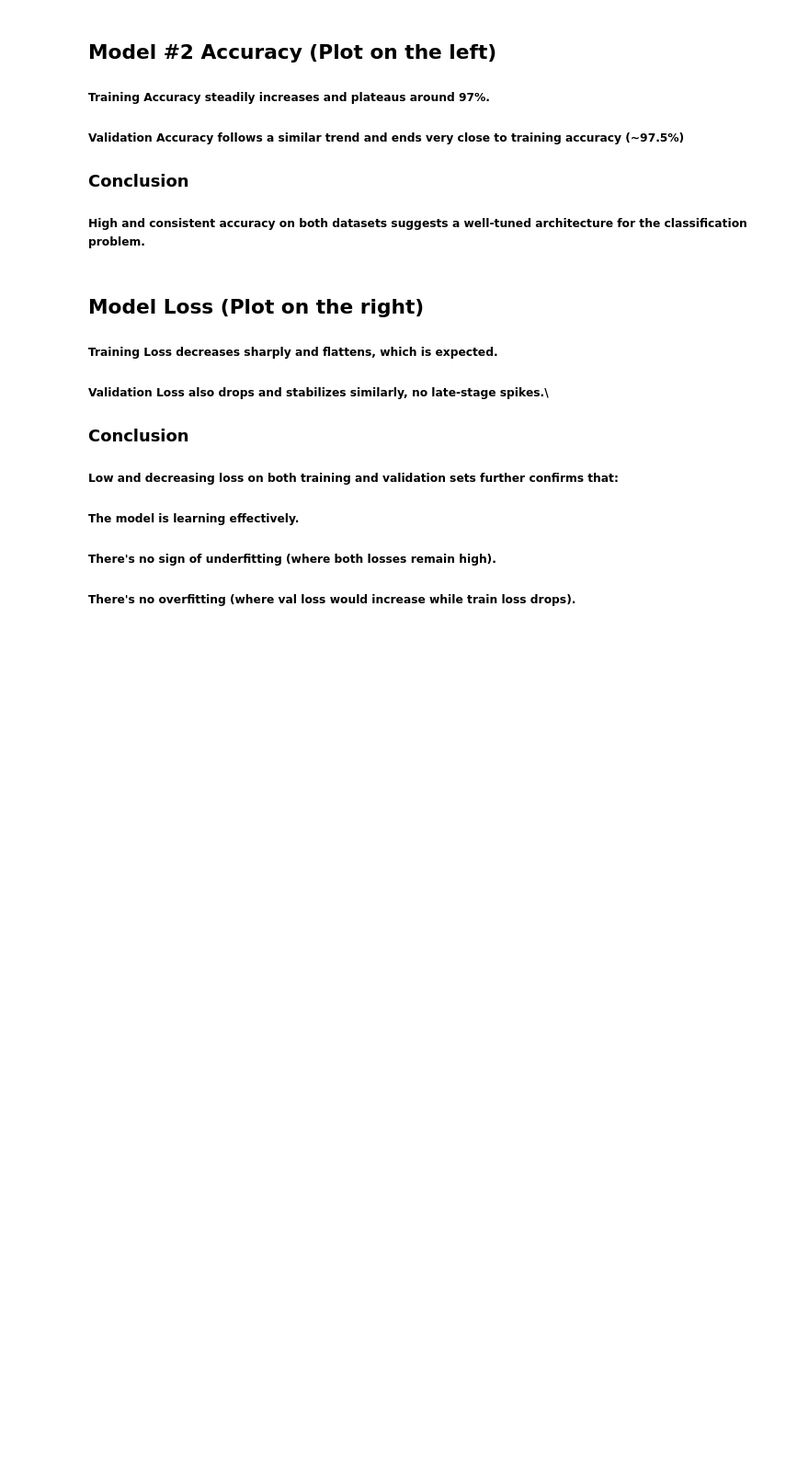
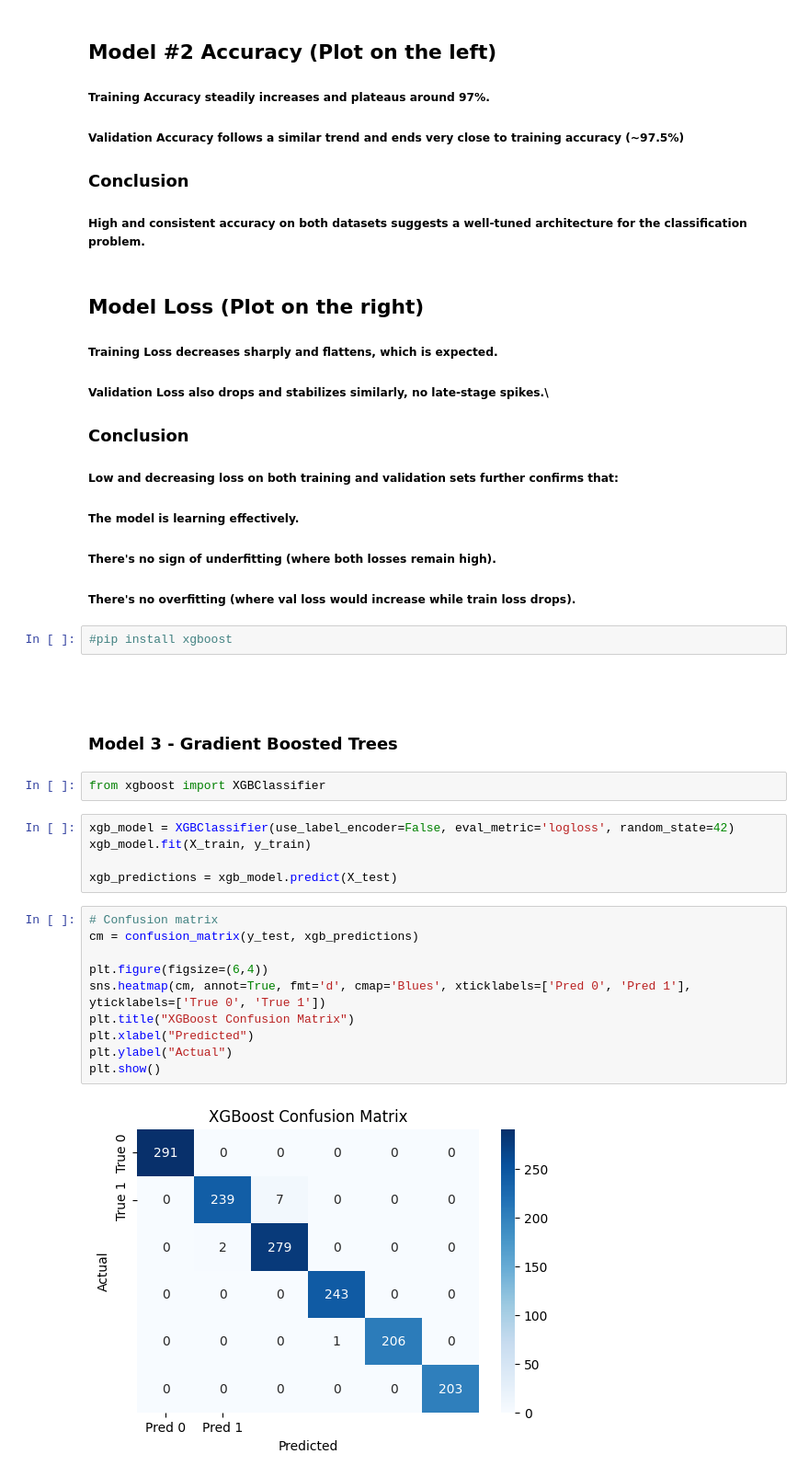
Before and after one commit to nbhatt1539/CSC5610-Final-project-E302, a Jupyter notebook: CSC6621Final project.ipynb, the cells around one changed output. Shown at 92% size. Drawn from its saved outputs; the diff is of its cells as text; blank space fills up the shorter version.

Commit message:
model 3, gradient boosted trees

```diff
--- a/CSC6621Final project.ipynb
+++ b/CSC6621Final project.ipynb
@@ -234,3 +254,28 @@ plt.show()
 ##### The model is learning effectively.
 ##### There's no sign of underfitting (where both losses remain high).
 ##### There's no overfitting (where val loss would increase while train loss drops).
+# %%
+#pip install xgboost
+# %% [markdown]
+#
+# %% [markdown]
+### Model 3 - Gradient Boosted Trees
+# %%
+from xgboost import XGBClassifier
+# %%
+xgb_model = XGBClassifier(use_label_encoder=False, eval_metric='logloss', random_state=42)
+xgb_model.fit(X_train, y_train)
+
+xgb_predictions = xgb_model.predict(X_test)
+# %%
+# Confusion matrix
+cm = confusion_matrix(y_test, xgb_predictions)
+
+plt.figure(figsize=(6,4))
+sns.heatmap(cm, annot=True, fmt='d', cmap='Blues', xticklabels=['Pred 0', 'Pred 1'], yticklabels=['True 0', 'True 1'])
+plt.title("XGBoost Confusion Matrix")
+plt.xlabel("Predicted")
+plt.ylabel("Actual")
+plt.show()
+# %% [output]
+[figure, added]
```
Also changed, not shown: parts of 7 cells of this notebook, 1 other file.
